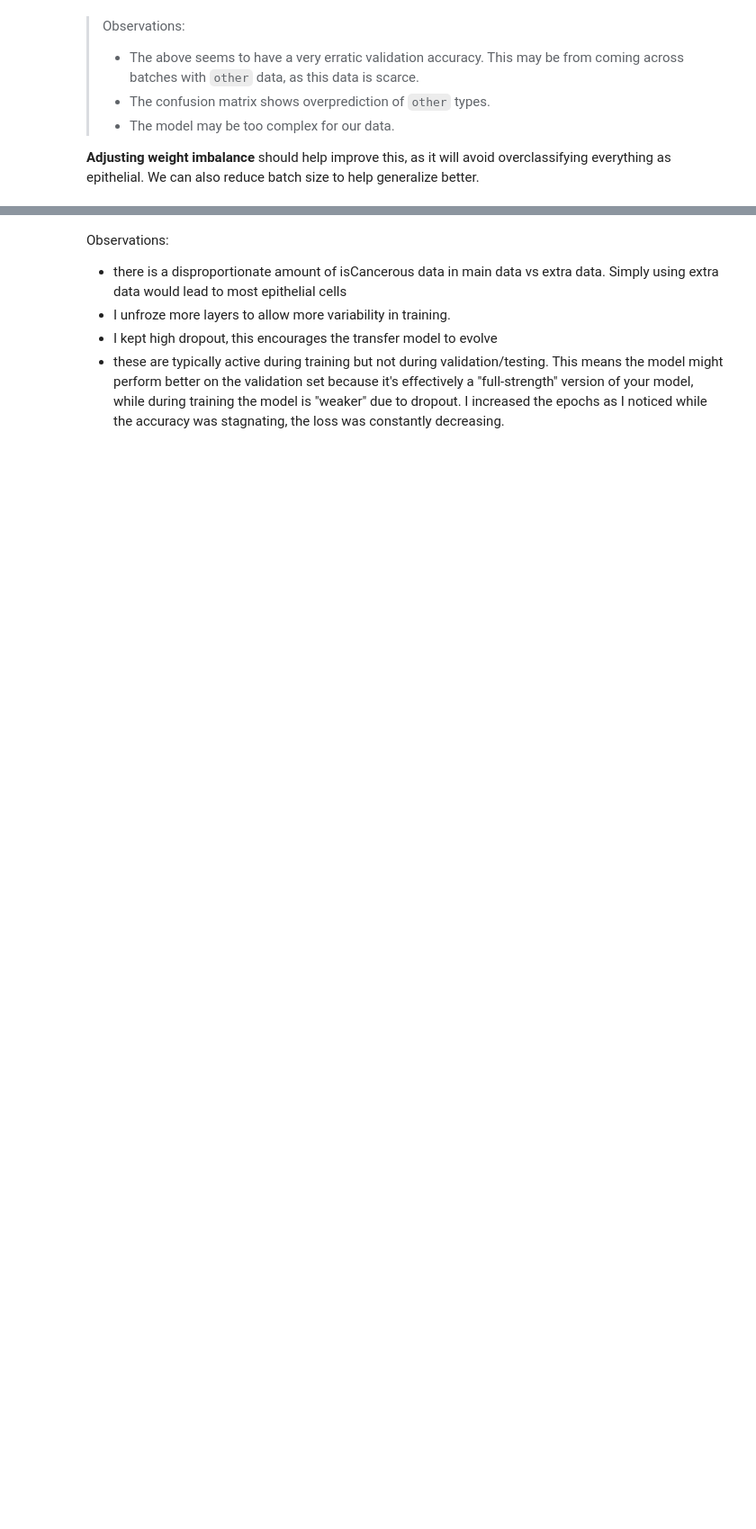
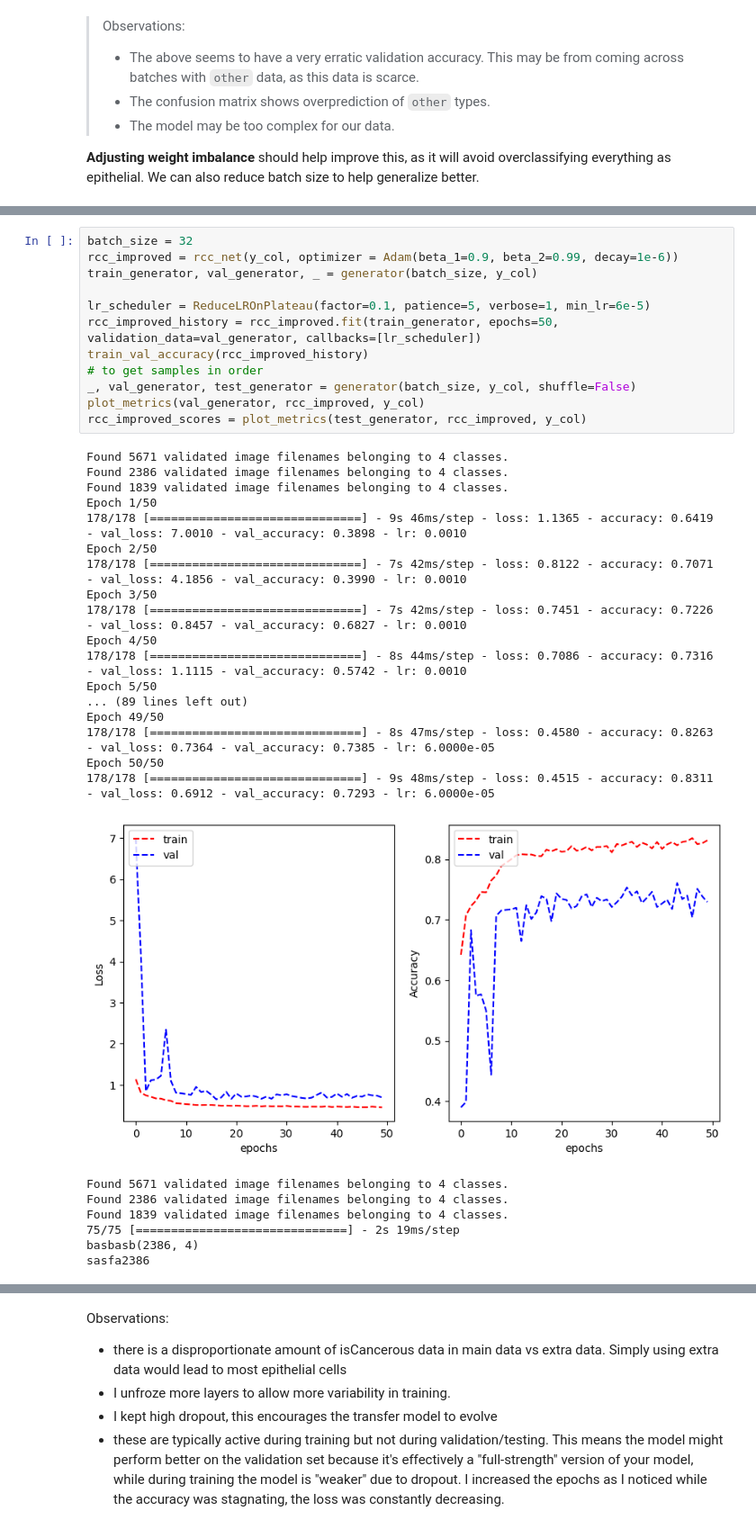
Before and after one commit to Keen2Kode/Machine-Learning, a Jupyter notebook: assignment_2.ipynb, the cells around one changed output, grey strips where cells are left out. Shown at 90% size. Saved outputs shown, nothing was run; the diff lists cells and outputs as text; blank space fills up the shorter version.

```diff
--- a/assignment_2.ipynb
+++ b/assignment_2.ipynb
@@ -947,0 +974,37 @@ Multiclass AUC: 0.6571838850586922
+# %%
+batch_size = 32
+rcc_improved = rcc_net(y_col, optimizer = Adam(beta_1=0.9, beta_2=0.99, decay=1e-6))
+train_generator, val_generator, _ = generator(batch_size, y_col)
+
+lr_scheduler = ReduceLROnPlateau(factor=0.1, patience=5, verbose=1, min_lr=6e-5)
+rcc_improved_history = rcc_improved.fit(train_generator, epochs=50, validation_data=val_generator, callbacks=[lr_scheduler])
+train_val_accuracy(rcc_improved_history)
+# to get samples in order
+_, val_generator, test_generator = generator(batch_size, y_col, shuffle=False)
+plot_metrics(val_generator, rcc_improved, y_col)
+rcc_improved_scores = plot_metrics(test_generator, rcc_improved, y_col)
+# %% [output]
+Found 5671 validated image filenames belonging to 4 classes.
+Found 2386 validated image filenames belonging to 4 classes.
+Found 1839 validated image filenames belonging to 4 classes.
+Epoch 1/50
+178/178 [==============================] - 9s 46ms/step - loss: 1.1365 - accuracy: 0.6419 - val_loss: 7.0010 - val_accuracy: 0.3898 - lr: 0.0010
+Epoch 2/50
+178/178 [==============================] - 7s 42ms/step - loss: 0.8122 - accuracy: 0.7071 - val_loss: 4.1856 - val_accuracy: 0.3990 - lr: 0.0010
+Epoch 3/50
+178/178 [==============================] - 7s 42ms/step - loss: 0.7451 - accuracy: 0.7226 - val_loss: 0.8457 - val_accuracy: 0.6827 - lr: 0.0010
+Epoch 4/50
+178/178 [==============================] - 8s 44ms/step - loss: 0.7086 - accuracy: 0.7316 - val_loss: 1.1115 - val_accuracy: 0.5742 - lr: 0.0010
+Epoch 5/50
+... (89 lines left out)
+Epoch 49/50
+178/178 [==============================] - 8s 47ms/step - loss: 0.4580 - accuracy: 0.8263 - val_loss: 0.7364 - val_accuracy: 0.7385 - lr: 6.0000e-05
+Epoch 50/50
+178/178 [==============================] - 9s 48ms/step - loss: 0.4515 - accuracy: 0.8311 - val_loss: 0.6912 - val_accuracy: 0.7293 - lr: 6.0000e-05
+[figure, added]
+Found 5671 validated image filenames belonging to 4 classes.
+Found 2386 validated image filenames belonging to 4 classes.
+Found 1839 validated image filenames belonging to 4 classes.
+75/75 [==============================] - 2s 19ms/step
+basbasb(2386, 4)
+sasfa2386
```
Also changed, not shown: parts of 37 cells of this notebook.
